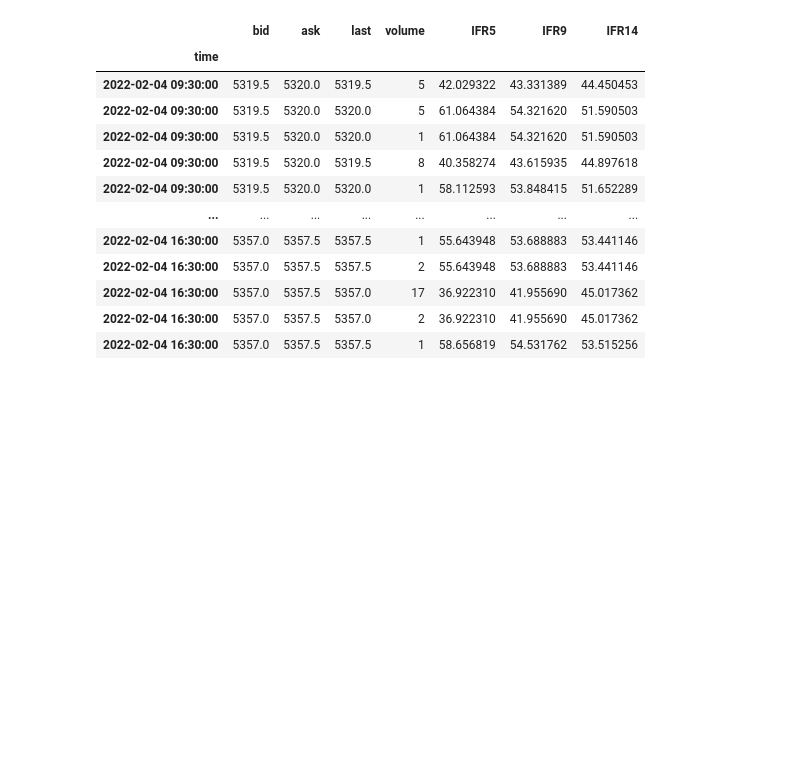
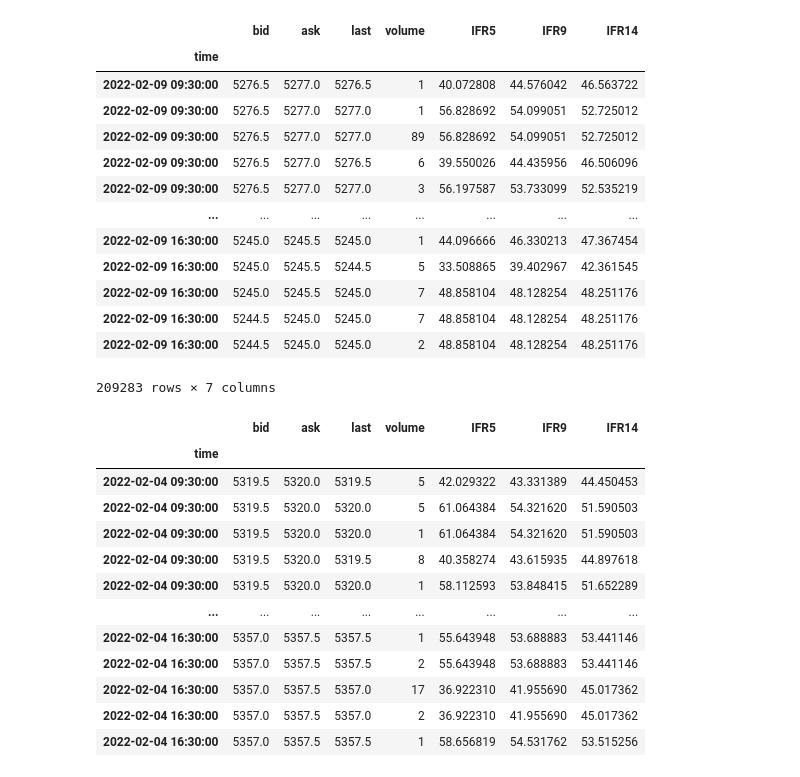
Before and after one commit to caiquemiranda/python-algo-trading, a Jupyter notebook: pre-trading-analises/estudo RSI_CURTO_tick.ipynb, the cells around one changed output. Drawn from its saved outputs; the diff is of its cells as text; code cells hidden in the pictures; blank space fills up the shorter version.

```diff
--- a/pre-trading-analises/estudo RSI_CURTO_tick.ipynb
+++ b/pre-trading-analises/estudo RSI_CURTO_tick.ipynb
@@ -44,0 +45,18 @@ df_analise
+# %%
+df = df_analise.loc['2022-02-09 09:30:00' : '2022-02-09 16:30:00']
+df
+# %% [output]
+|  | bid | ask | last | volume | IFR5 | IFR9 | IFR14 |
+| time |  |  |  |  |  |  |  |
+| 2022-02-09 09:30:00 | 5276.5 | 5277.0 | 5276.5 | 1 | 40.072808 | 44.576042 | 46.563722 |
+| 2022-02-09 09:30:00 | 5276.5 | 5277.0 | 5277.0 | 1 | 56.828692 | 54.099051 | 52.725012 |
+| 2022-02-09 09:30:00 | 5276.5 | 5277.0 | 5277.0 | 89 | 56.828692 | 54.099051 | 52.725012 |
+| 2022-02-09 09:30:00 | 5276.5 | 5277.0 | 5276.5 | 6 | 39.550026 | 44.435956 | 46.506096 |
+| 2022-02-09 09:30:00 | 5276.5 | 5277.0 | 5277.0 | 3 | 56.197587 | 53.733099 | 52.535219 |
+| ... | ... | ... | ... | ... | ... | ... | ... |
+| 2022-02-09 16:30:00 | 5245.0 | 5245.5 | 5245.0 | 1 | 44.096666 | 46.330213 | 47.367454 |
+| 2022-02-09 16:30:00 | 5245.0 | 5245.5 | 5244.5 | 5 | 33.508865 | 39.402967 | 42.361545 |
+| 2022-02-09 16:30:00 | 5245.0 | 5245.5 | 5245.0 | 7 | 48.858104 | 48.128254 | 48.251176 |
+| 2022-02-09 16:30:00 | 5244.5 | 5245.0 | 5245.0 | 7 | 48.858104 | 48.128254 | 48.251176 |
+| 2022-02-09 16:30:00 | 5244.5 | 5245.0 | 5245.0 | 2 | 48.858104 | 48.128254 | 48.251176 |
+209283 rows × 7 columns
```
Also changed, not shown: parts of 2 cells of this notebook, 9 other files.
